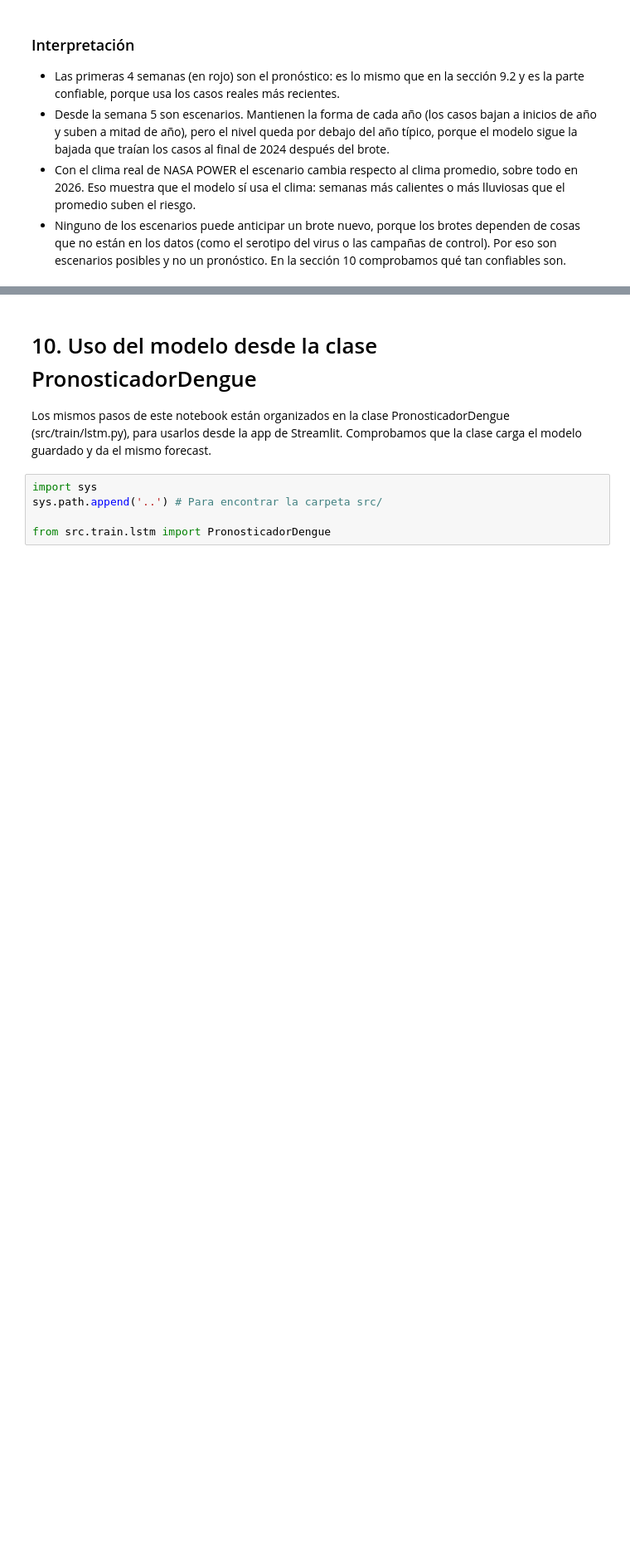
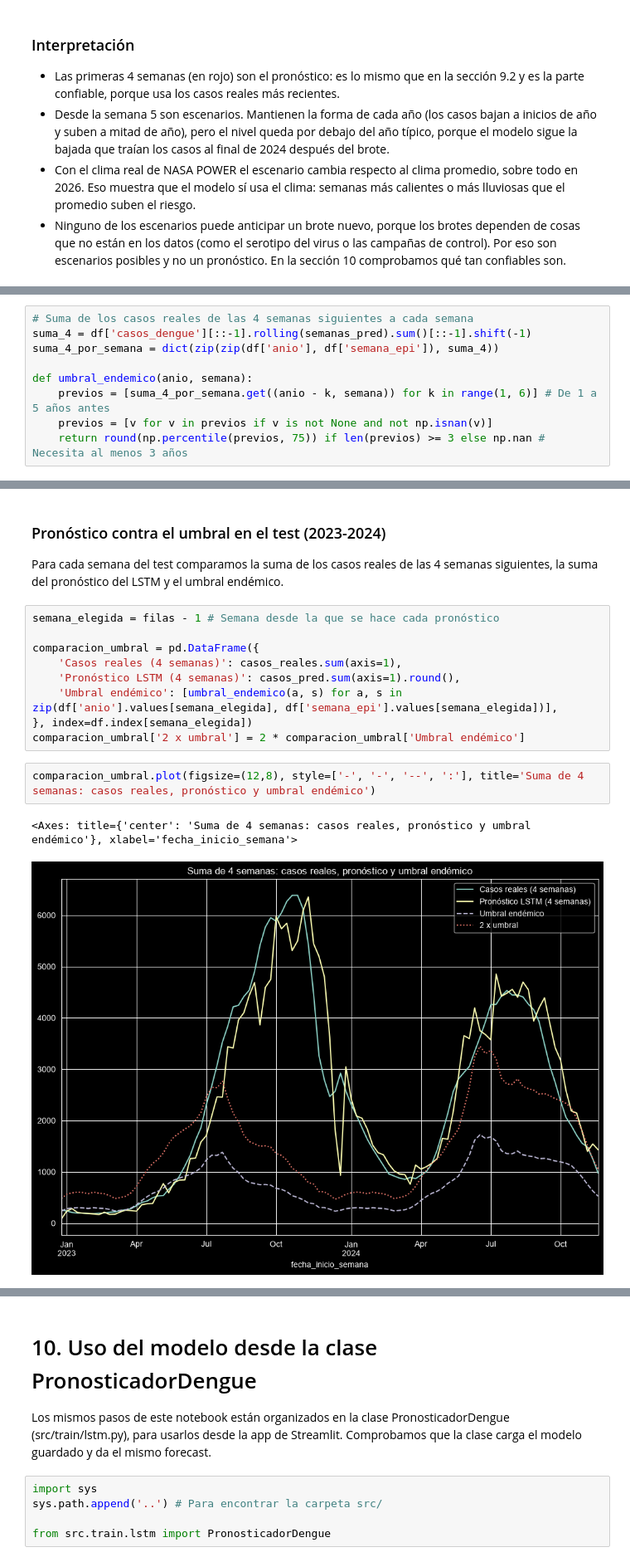
Before and after one commit to DiegoMonteroCRC/VectorIA, a Jupyter notebook: notebooks/03_LSTM_Casos.ipynb, the cells around one changed output, grey strips where cells are left out. Shown at 83% size. Saved outputs shown, nothing was run; the diff lists cells and outputs as text; blank space fills up the shorter version.

Commit message:
LSTM: comparación con el umbral endémico

```diff
--- a/notebooks/03_LSTM_Casos.ipynb
+++ b/notebooks/03_LSTM_Casos.ipynb
@@ -782,0 +792,9 @@ plt.legend()
+# %%
+# Suma de los casos reales de las 4 semanas siguientes a cada semana
+suma_4 = df['casos_dengue'][::-1].rolling(semanas_pred).sum()[::-1].shift(-1)
+suma_4_por_semana = dict(zip(zip(df['anio'], df['semana_epi']), suma_4))
+
+def umbral_endemico(anio, semana):
+    previos = [suma_4_por_semana.get((anio - k, semana)) for k in range(1, 6)] # De 1 a 5 años antes
+    previos = [v for v in previos if v is not None and not np.isnan(v)]
+    return round(np.percentile(previos, 75)) if len(previos) >= 3 else np.nan # Necesita al menos 3 años
@@ -782,0 +812,17 @@ plt.legend()
+# %% [markdown]
+### Pronóstico contra el umbral en el test (2023-2024)
+Para cada semana del test comparamos la suma de los casos reales de las 4 semanas siguientes, la suma del pronóstico del LSTM y el umbral endémico.
+# %%
+semana_elegida = filas - 1 # Semana desde la que se hace cada pronóstico
+
+comparacion_umbral = pd.DataFrame({
+    'Casos reales (4 semanas)': casos_reales.sum(axis=1),
+    'Pronóstico LSTM (4 semanas)': casos_pred.sum(axis=1).round(),
+    'Umbral endémico': [umbral_endemico(a, s) for a, s in zip(df['anio'].values[semana_elegida], df['semana_epi'].values[semana_elegida])],
+}, index=df.index[semana_elegida])
+comparacion_umbral['2 x umbral'] = 2 * comparacion_umbral['Umbral endémico']
+# %%
+comparacion_umbral.plot(figsize=(12,8), style=['-', '-', '--', ':'], title='Suma de 4 semanas: casos reales, pronóstico y umbral endémico')
+# %% [output]
+<Axes: title={'center': 'Suma de 4 semanas: casos reales, pronóstico y umbral endémico'}, xlabel='fecha_inicio_semana'>
+[figure, added]
```
Also changed, not shown: parts of 16 cells of this notebook, 1 other file.
